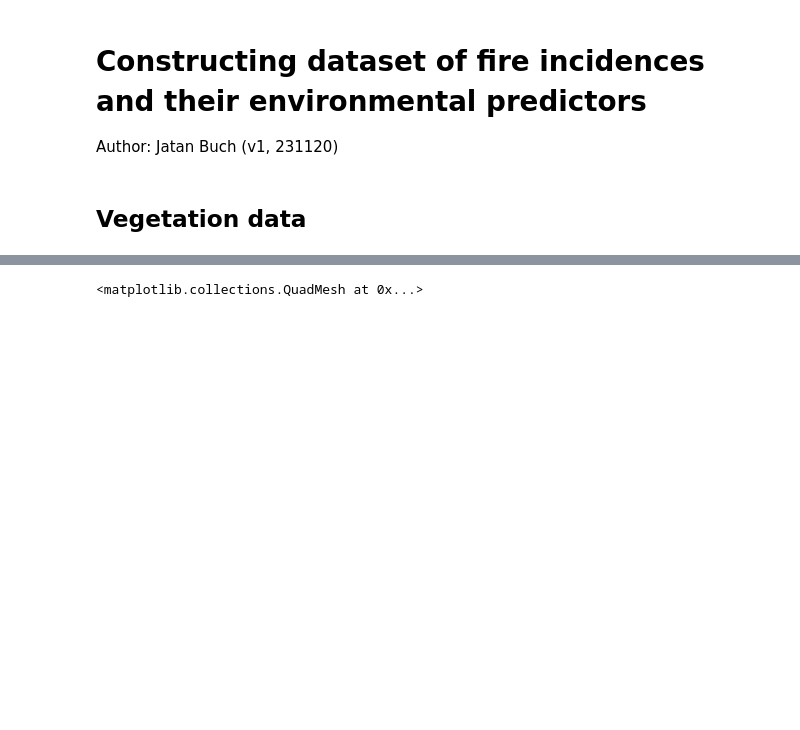
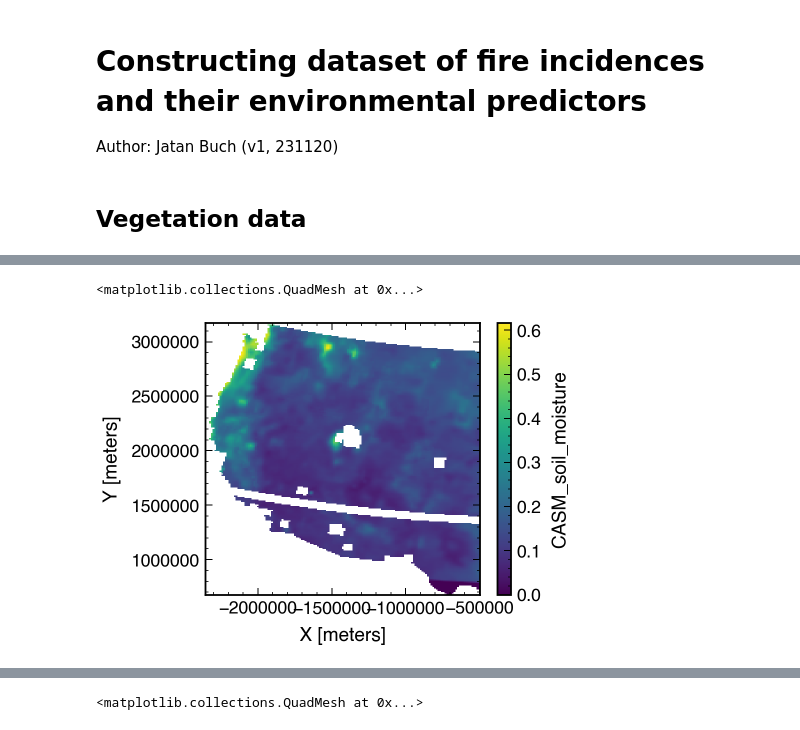
Before and after one commit to jtbuch/fire_hazard_index, a Jupyter notebook: scripts/preliminary_data_analysis.ipynb, the cells around one changed output, grey strips where cells are left out. Saved outputs shown, nothing was run; the diff lists cells and outputs as text; code cells hidden in the pictures; blank space fills up the shorter version.

```diff
--- a/scripts/preliminary_data_analysis.ipynb
+++ b/scripts/preliminary_data_analysis.ipynb
@@ -108,0 +97,5 @@ Attributes: (0)
+# %%
+casm_ds_conus_XY.CASM_soil_moisture.mean(dim= 'date').plot()
+# %% [output]
+<matplotlib.collections.QuadMesh at 0x...>
+[figure, added]
```
Also changed, not shown: parts of 23 cells of this notebook, 1 other file.
